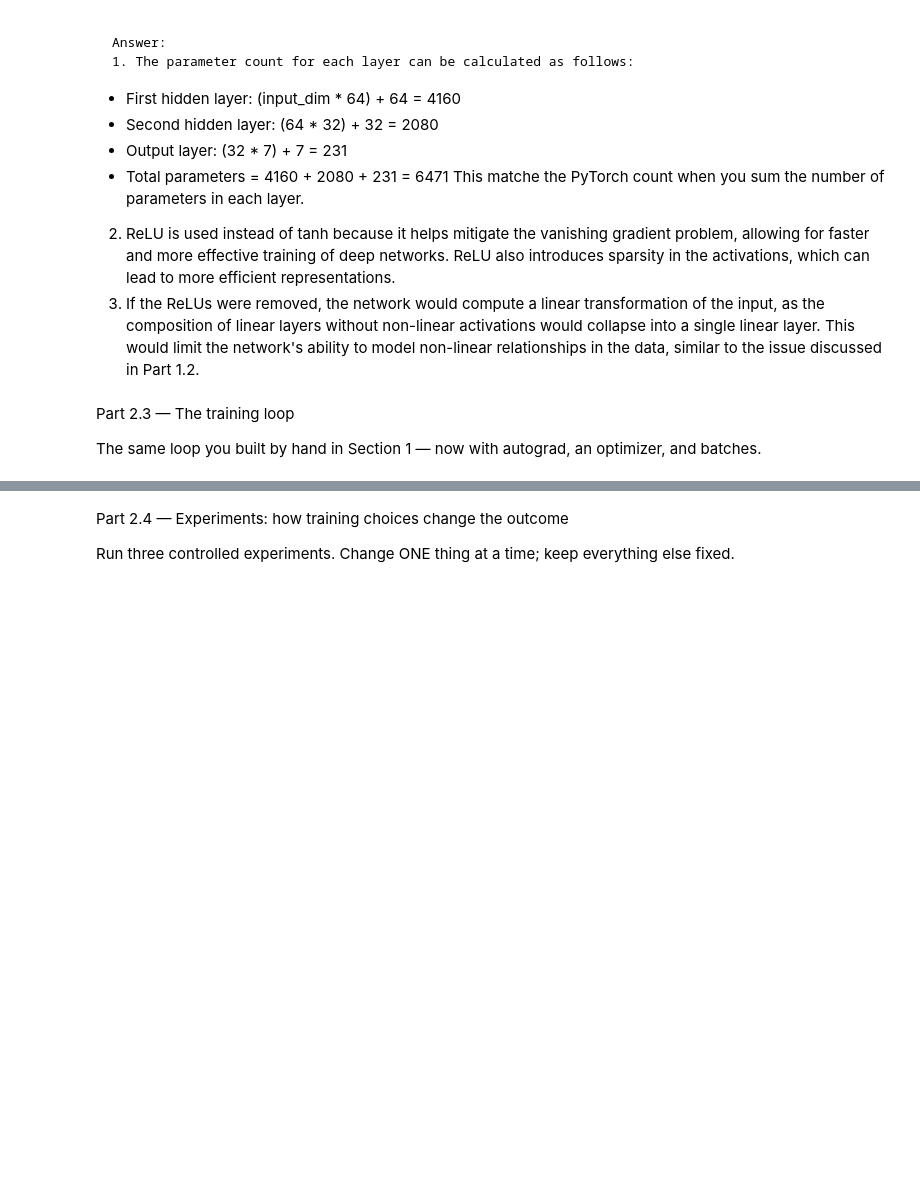
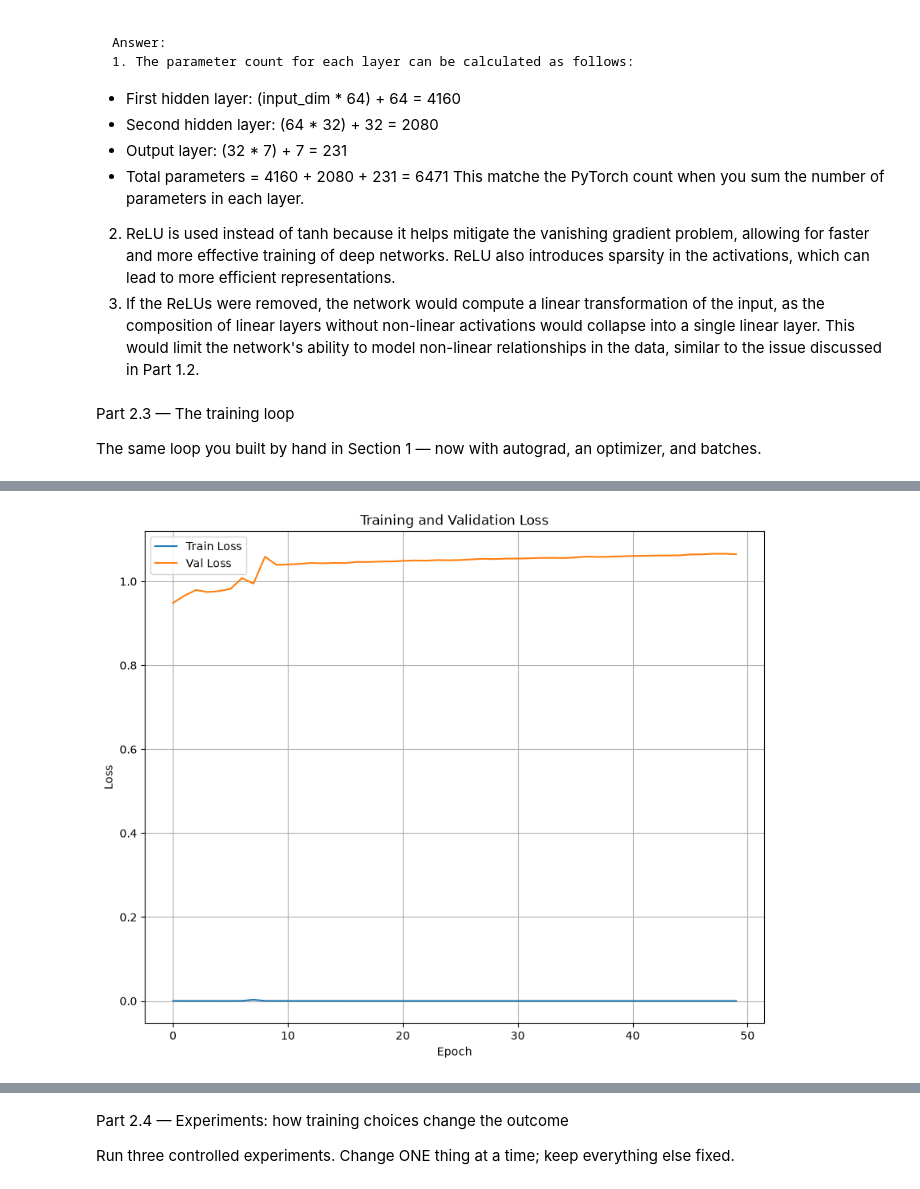
Before and after one commit to Nii-Sowah/lab-3, a Jupyter notebook: lab_3.ipynb, the cells around one changed output, grey strips where cells are left out. Saved outputs shown, nothing was run; the diff lists cells and outputs as text; code cells hidden in the pictures; blank space fills up the shorter version.

```diff
--- a/lab_3.ipynb
+++ b/lab_3.ipynb
@@ -451,6 +451,7 @@ Part 2.3 — The training loop
 
 The same loop you built by hand in Section 1 — now with autograd, an optimizer, and batches.
 # %%
+
 # TODO: criterion = nn.CrossEntropyLoss()
 #       optimizer = torch.optim.Adam(model.parameters(), lr=1e-3)   # or SGD — justify
 
@@ -468,3 +469,86 @@ The same loop you built by hand in Section 1 — now with autograd, an optimizer
 #   torch.save(model.state_dict(), "ffn_best.pt")
 
 # TODO: Plot loss curves (train + val) and accuracy curves (train + val), with legends.
+import torch.optim as optim
+
+criterion = nn.CrossEntropyLoss()
+optimizer = optim.Adam(model.parameters(), lr=1e-3)
+
+num_epochs = 50
+best_val_accuracy = 0.0
+
+train_losses, val_losses = [], []
+train_accuracies, val_accuracies = [], []
+
+
+for epoch in range(1, num_epochs + 1):
+    model.train()
+    for xb, yb in train_loader:
+        xb, yb = xb.to(DEVICE), yb.to(DEVICE)
+
+        optimizer.zero_grad()
+        logits = model(xb)
+        loss = criterion(logits, yb)
+        loss.backward()
+        optimizer.step()
+
+    model.eval()
+    with torch.no_grad():
+        train_loss = 0.0
+        train_correct = 0
+        for xb, yb in train_loader:
+            xb, yb = xb.to(DEVICE), yb.to(DEVICE)
+            logits = model(xb)
+            loss = criterion(logits, yb)
+            train_loss += loss.item() * xb.size(0)
+            train_correct += (logits.argmax(dim=1) == yb).sum().item()
+
+        val_loss = 0.0
+        val_correct = 0
+        for xb, yb in val_loader:
+            xb, yb = xb.to(DEVICE), yb.to(DEVICE)
+            logits = model(xb)
+            loss = criterion(logits, yb)
+            val_loss += loss.item() * xb.size(0)
+            val_correct += (logits.argmax(dim=1) == yb).sum().item()
+
+    train_loss /= len(train_loader.dataset)
+    val_loss /= len(val_loader.dataset)
+    train_accuracy = train_correct / len(train_loader.dataset)
+    val_accuracy = val_correct / len(val_loader.dataset)
+
+    train_losses.append(train_loss)
+    val_losses.append(val_loss)
+    train_accuracies.append(train_accuracy)
+    val_accuracies.append(val_accuracy)
+
+    if val_accuracy > best_val_accuracy:
+        best_val_accuracy = val_accuracy
+        torch.save(model.state_dict(), "ffn_best.pt")
+
+    print(
+        f"Epoch {epoch:02d}/{num_epochs} | "
+        f"Train Loss: {train_loss:.4f}, Train Acc: {train_accuracy:.4f} | "
+        f"Val Loss: {val_loss:.4f}, Val Acc: {val_accuracy:.4f}"
+    )
+
+plt.figure(figsize=(10, 8))
+plt.plot(train_losses, label="Train Loss")
+plt.plot(val_losses, label="Val Loss")
+plt.xlabel("Epoch")
+plt.ylabel("Loss")
+plt.title("Training and Validation Loss")
+plt.legend()
+plt.grid(True)
+plt.show()
+
+plt.figure(figsize=(10, 8))
+plt.plot(train_accuracies, label="Train Accuracy")
+plt.plot(val_accuracies, label="Val Accuracy")
+plt.xlabel("Epoch")
+plt.ylabel("Accuracy")
+plt.title("Training and Validation Accuracy")
+plt.legend()
+plt.grid(True)
+plt.show()
+# %% [output]
@@ -470,0 +572 @@ The same loop you built by hand in Section 1 — now with autograd, an optimizer
+[figure, added]
```
Also changed, not shown: parts of 3 cells of this notebook, 1 other file.
